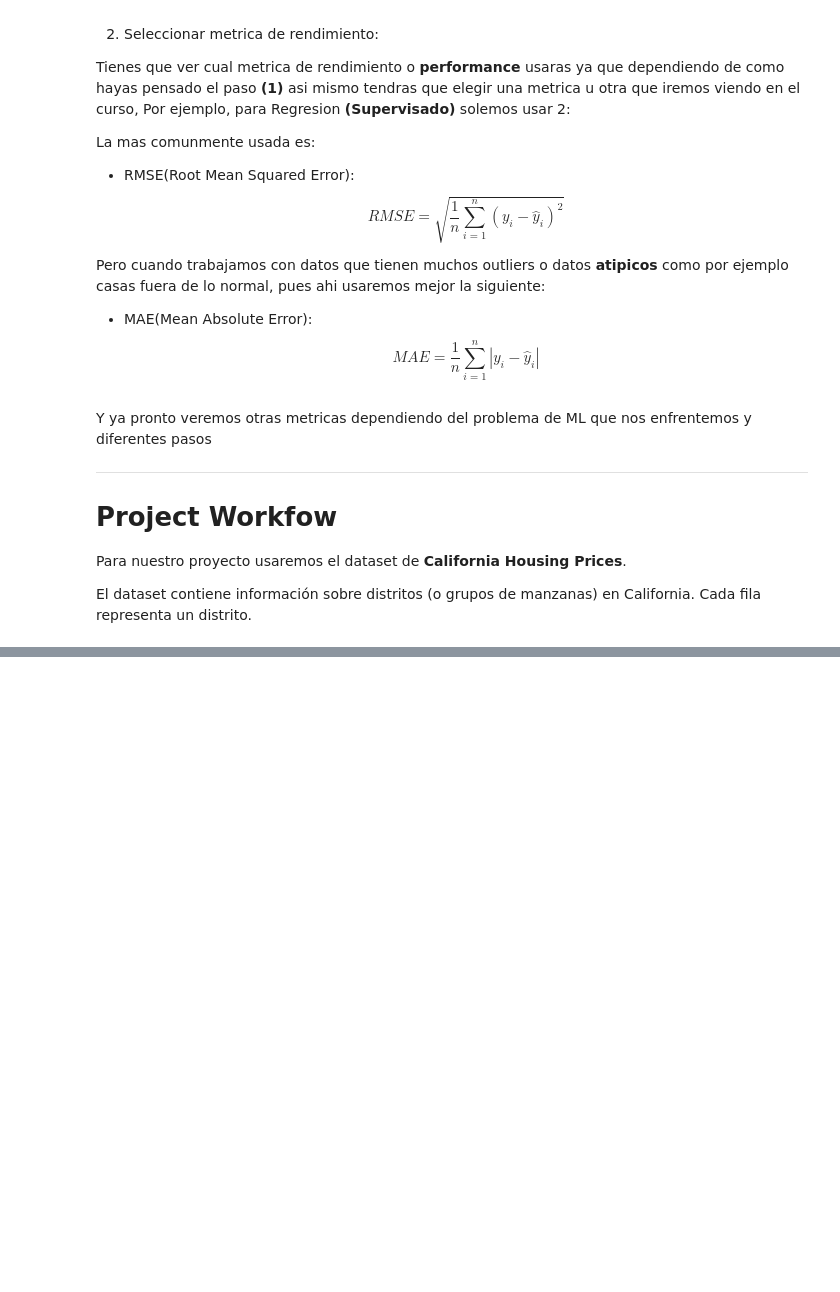
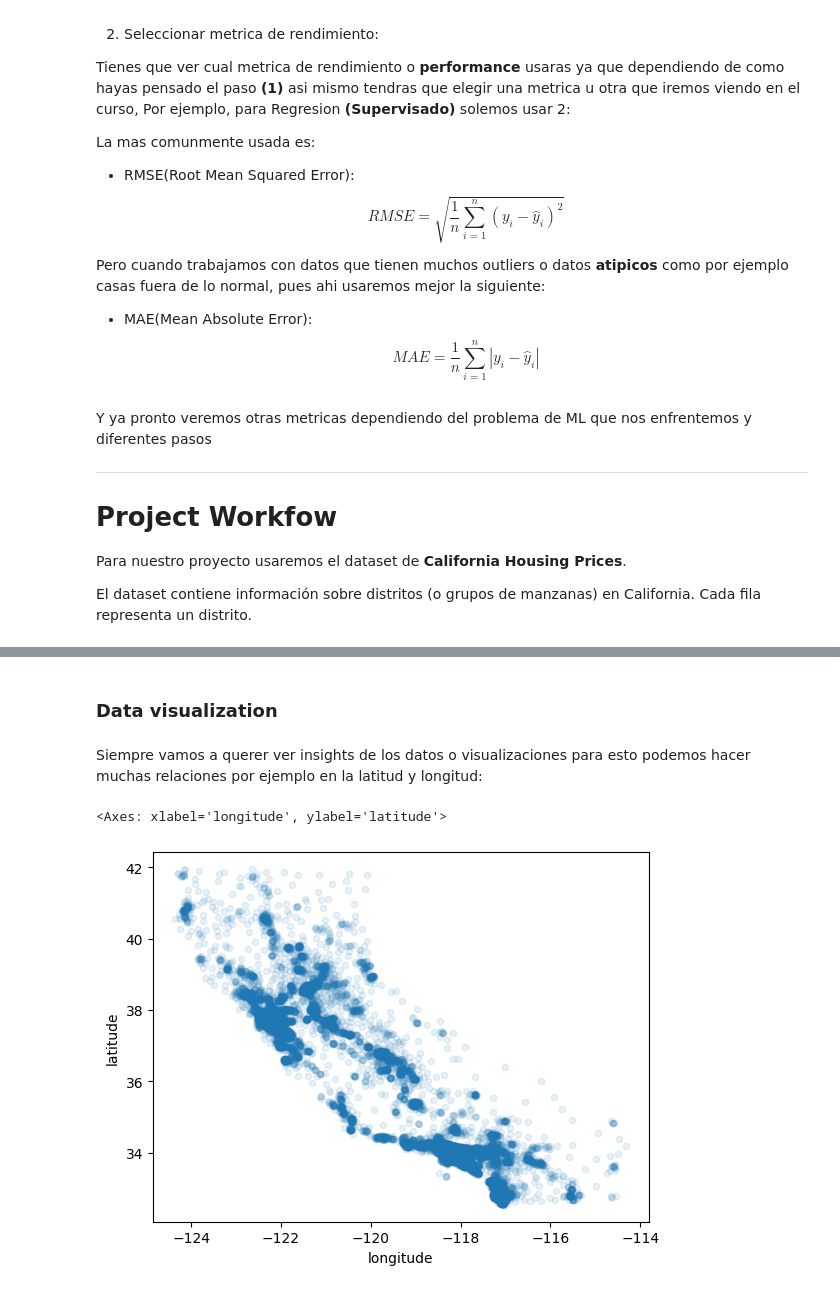
Before and after one commit to pxtroniwnl/machine-learning, a Jupyter notebook: End-to-end-ml-02.ipynb, the cells around one changed output, grey strips where cells are left out. Cells and saved outputs as stored; diff of their text form; code cells hidden in the pictures; blank space fills up the shorter version.

```diff
--- a/End-to-end-ml-02.ipynb
+++ b/End-to-end-ml-02.ipynb
@@ -35,0 +127,9 @@ El dataset contiene información sobre distritos (o grupos de manzanas) en Calif
+# %% [markdown]
+### Data visualization
+# %% [markdown]
+Siempre vamos a querer ver insights de los datos o visualizaciones para esto podemos hacer muchas relaciones por ejemplo en la latitud y longitud:
+# %%
+housing.plot(kind="scatter",x="longitude",y="latitude",alpha=0.1)
+# %% [output]
+<Axes: xlabel='longitude', ylabel='latitude'>
+[figure, added]
```
Also changed, not shown: parts of 73 cells of this notebook.
